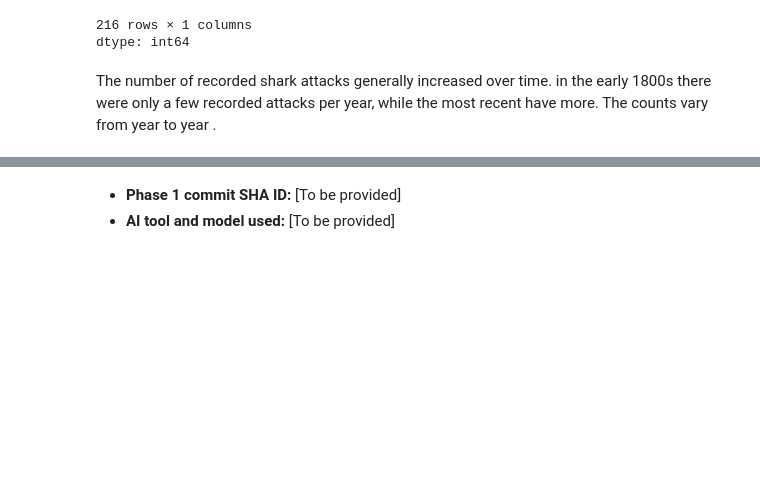
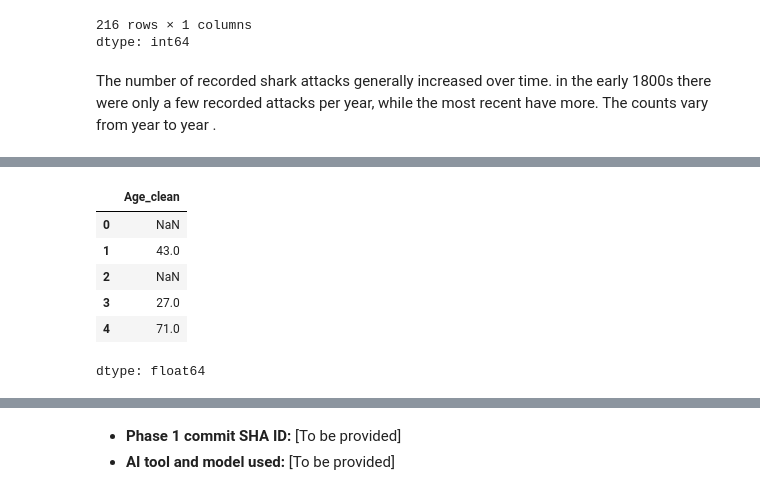
Before and after one commit to raffaellaalpaca-ai/A01-data-wrangling, a Jupyter notebook: notebook.ipynb, the cells around one changed output, grey strips where cells are left out. Drawn from its saved outputs; the diff is of its cells as text; code cells hidden in the pictures; blank space fills up the shorter version.

```diff
--- a/notebook.ipynb
+++ b/notebook.ipynb
@@ -309,0 +352,10 @@ The number of recorded shark attacks generally increased over time. in the early
+# %%
+sharks['Age_clean'].head()
+# %% [output]
+|  | Age_clean |
+| 0 | NaN |
+| 1 | 43.0 |
+| 2 | NaN |
+| 3 | 27.0 |
+| 4 | 71.0 |
+dtype: float64
```
Also changed, not shown: parts of 7 cells of this notebook.
